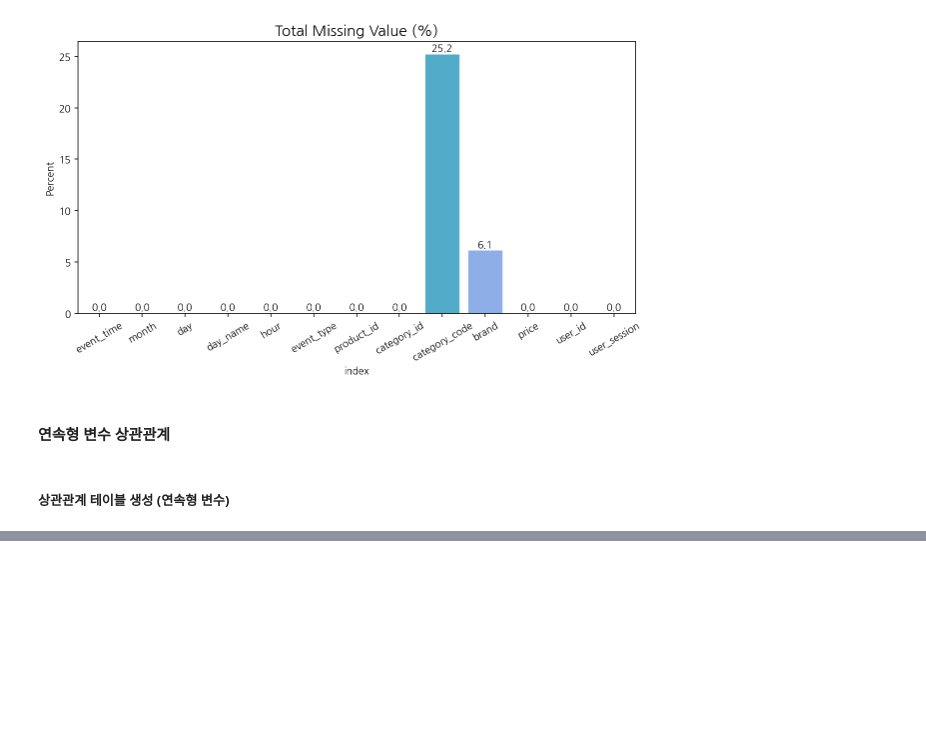
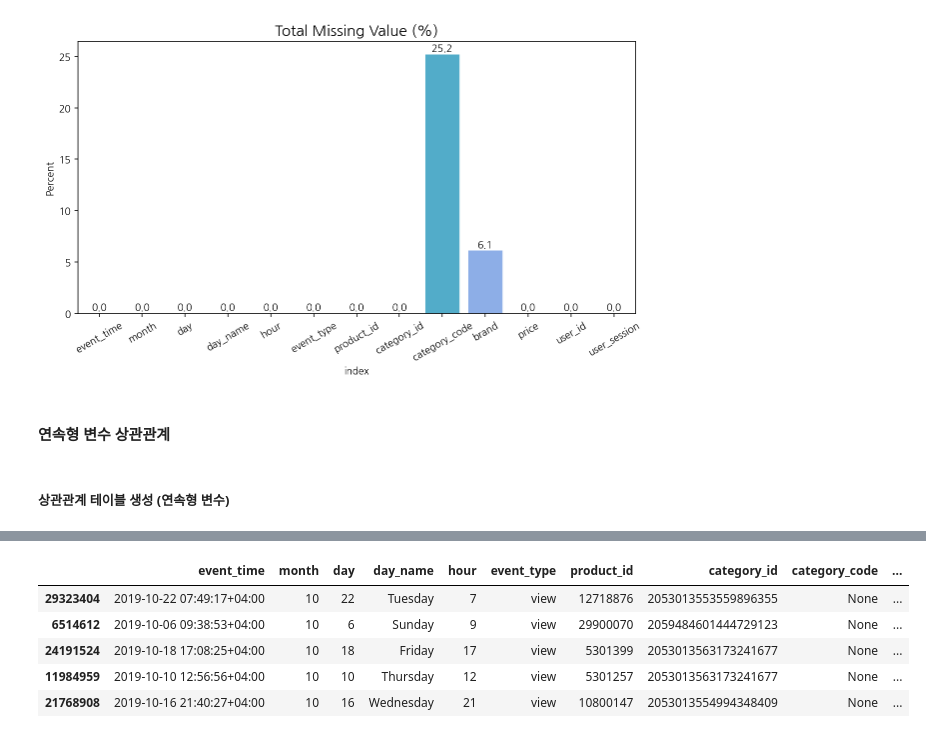
Before and after one commit to benidjor/ecommerce-behavior-data-analysis, a Jupyter notebook: tsj_data/2019_oct_eda.ipynb, the cells around one changed output, grey strips where cells are left out. Saved outputs shown, nothing was run; the diff lists cells and outputs as text; code cells hidden in the pictures; blank space fills up the shorter version.

```diff
--- a/tsj_data/2019_oct_eda.ipynb
+++ b/tsj_data/2019_oct_eda.ipynb
@@ -478,0 +645,4 @@ no_both_null[null_cond_2].shape
+# %%
+null_imputed_val = imputer.predict(null_val)
+
+imputed_val = pd.DataFrame(null_imputed_val)
@@ -494,0 +680,9 @@ no_both_null
+# %%
+imputed_val.head()
+# %% [output]
+|  | event_time | month | day | day_name | hour | event_type | product_id | category_id | category_code | ... |
+| 29323404 | 2019-10-22 07:49:17+04:00 | 10 | 22 | Tuesday | 7 | view | 12718876 | 2053013553559896355 | None | ... |
+| 6514612 | 2019-10-06 09:38:53+04:00 | 10 | 6 | Sunday | 9 | view | 29900070 | 2059484601444729123 | None | ... |
+| 24191524 | 2019-10-18 17:08:25+04:00 | 10 | 18 | Friday | 17 | view | 5301399 | 2053013563173241677 | None | ... |
+| 11984959 | 2019-10-10 12:56:56+04:00 | 10 | 10 | Thursday | 12 | view | 5301257 | 2053013563173241677 | None | ... |
+| 21768908 | 2019-10-16 21:40:27+04:00 | 10 | 16 | Wednesday | 21 | view | 10800147 | 2053013554994348409 | None | ... |
```
Also changed, not shown: parts of 67 cells of this notebook.
